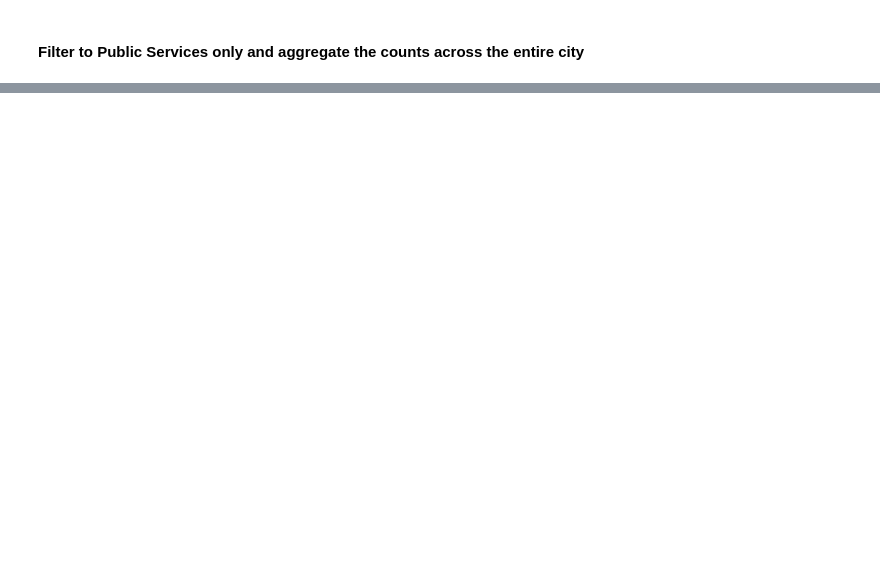
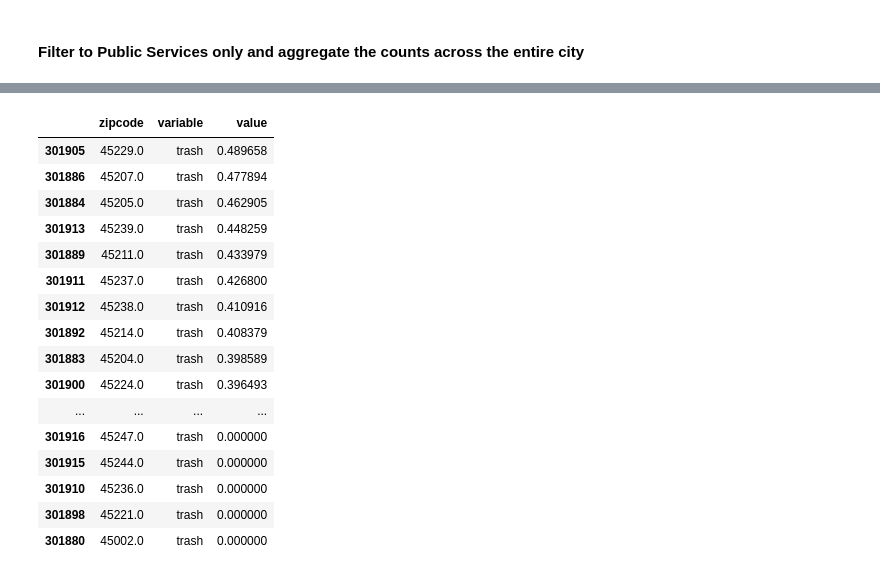
Before and after one commit to jmbahr/the-city-scraper, a Jupyter notebook: _notebooks/2021-08-25-text-analytics-311.ipynb, the cells around one changed output, grey strips where cells are left out. Saved outputs shown, nothing was run; the diff lists cells and outputs as text; code cells hidden in the pictures; blank space fills up the shorter version.

```diff
--- a/_notebooks/2021-08-25-text-analytics-311.ipynb
+++ b/_notebooks/2021-08-25-text-analytics-311.ipynb
@@ -528,0 +300,22 @@ And another {% fn 2 %}
+# %%
+tfidf_df \
+    .melt(id_vars = 'zipcode', value_vars = tfidf_df.columns).sort_values(by = 'value', ascending = False) \
+    .query("variable == 'trash'")
+# %% [output]
+|  | zipcode | variable | value |
+| 301905 | 45229.0 | trash | 0.489658 |
+| 301886 | 45207.0 | trash | 0.477894 |
+| 301884 | 45205.0 | trash | 0.462905 |
+| 301913 | 45239.0 | trash | 0.448259 |
+| 301889 | 45211.0 | trash | 0.433979 |
+| 301911 | 45237.0 | trash | 0.426800 |
+| 301912 | 45238.0 | trash | 0.410916 |
+| 301892 | 45214.0 | trash | 0.408379 |
+| 301883 | 45204.0 | trash | 0.398589 |
+| 301900 | 45224.0 | trash | 0.396493 |
+| ... | ... | ... | ... |
+| 301916 | 45247.0 | trash | 0.000000 |
+| 301915 | 45244.0 | trash | 0.000000 |
+| 301910 | 45236.0 | trash | 0.000000 |
+| 301898 | 45221.0 | trash | 0.000000 |
+| 301880 | 45002.0 | trash | 0.000000 |
```
Also changed, not shown: parts of 58 cells of this notebook, 1 other file.
